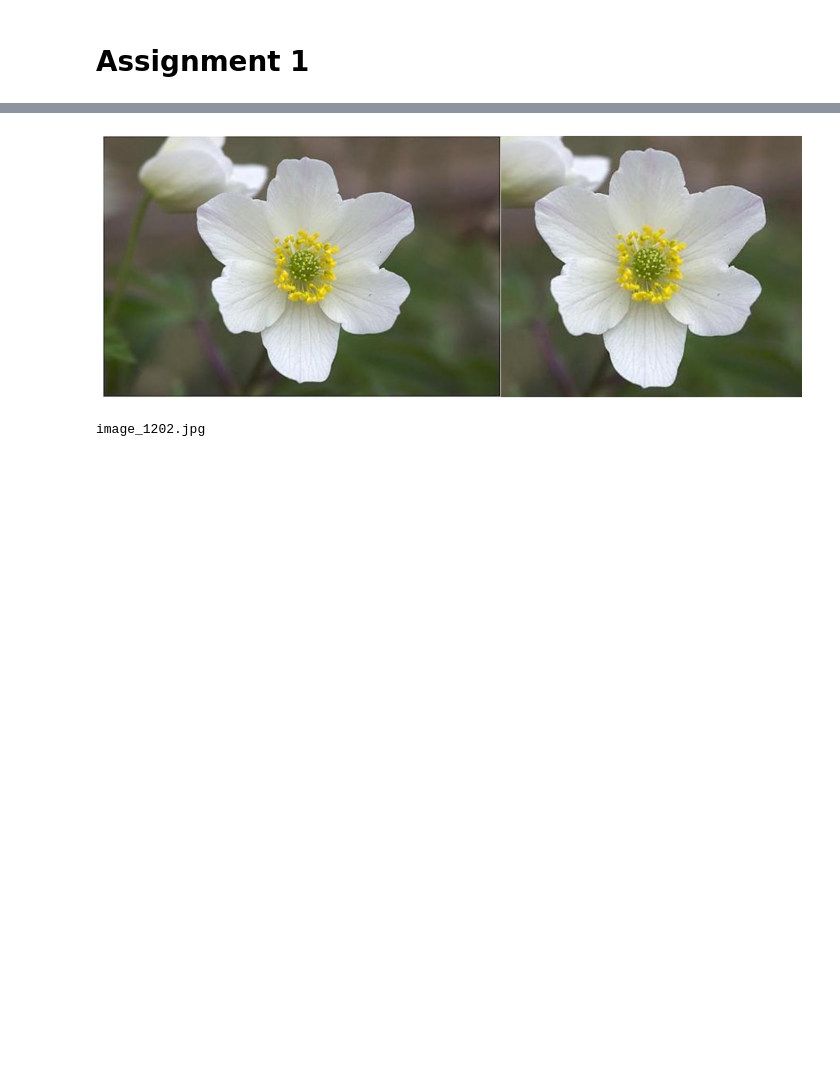
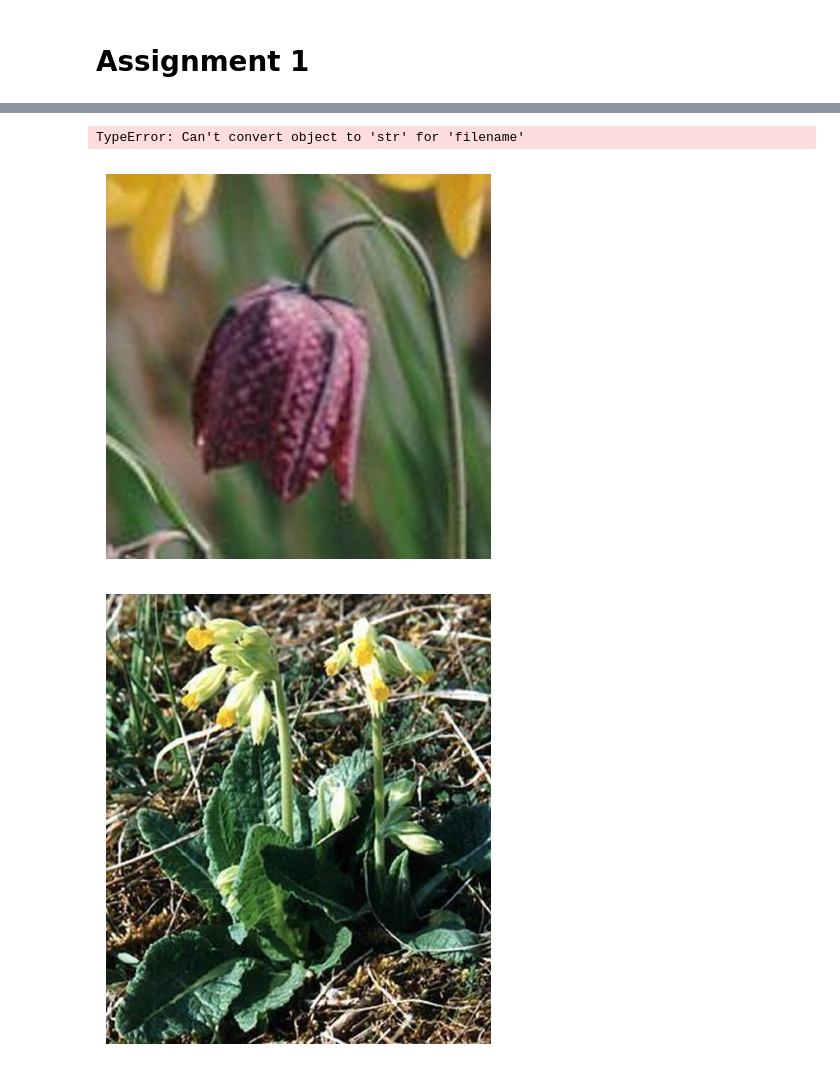
Before and after one commit to idajohannesen/cds-vis, a Jupyter notebook: assignments/assignment 1/src/assignment1.ipynb, the cells around one changed output, grey strips where cells are left out. Saved outputs shown, nothing was run; the diff lists cells and outputs as text; code cells hidden in the pictures; blank space fills up the shorter version.

```diff
--- a/assignments/assignment 1/src/assignment1.ipynb
+++ b/assignments/assignment 1/src/assignment1.ipynb
@@ -85,14 +76,26 @@ image_1202.jpg
 # printing our flower with the most similar flower
 
 # taking the filename of the most similar flower from the dataframe
-filename_similar_flower = df.iloc[0, 0]
+filename_similar_flower = df.iloc[:5,0]
+
 for flower in df:
     similar_flower = datapath_data + "/" + filename_similar_flower
     image_similar_flower = cv2.imread(similar_flower)
-
-comparison = np.hstack([image_flower, image_similar_flower])
-show(comparison)
-print(filename_similar_flower)
+    #show(image_similar_flower)
+    print(filename_similar_flower)
 # %% [output]
-[figure, removed]
-image_1202.jpg
+TypeError: Can't convert object to 'str' for 'filename'
+# %%
+# printing our flower with the most similar flower
+
+# taking the filename of the most similar flower from the dataframe
+filename_similar_flower = df.iloc[0, 0]
+for flower in df:
+    similar_flower = datapath_data + "/" + filename_similar_flower
+    image_similar_flower = cv2.imread(similar_flower)
+
+show(image_flower)
+show(image_similar_flower)
+# %% [output]
+[figure, added]
+[figure, added]
```
Also changed, not shown: parts of 6 cells of this notebook, 1 other file.
